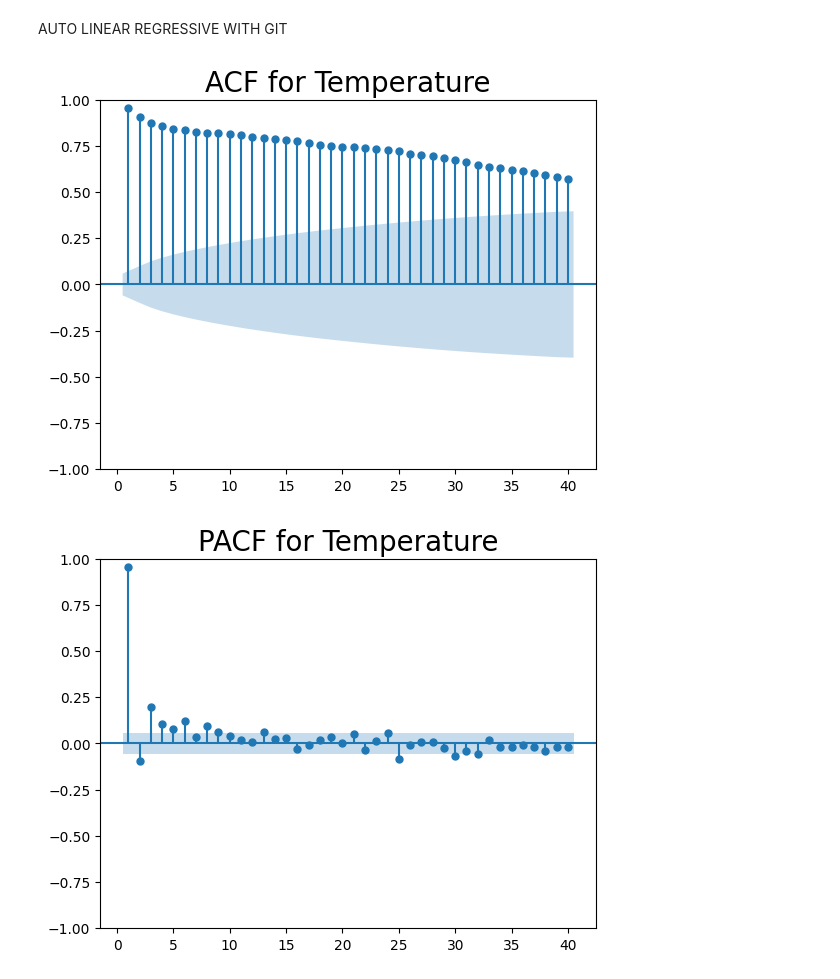
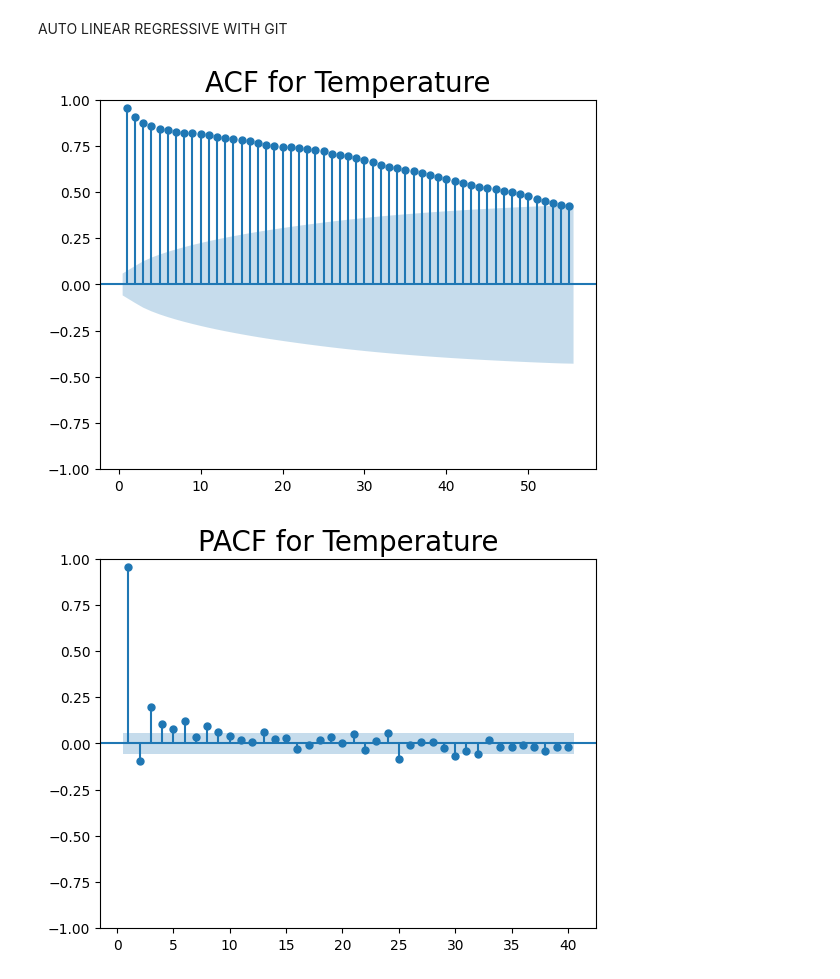
Before and after one commit to mikitomi21/Weather_Prediction, a Jupyter notebook: presentation.ipynb, the cells around one changed output. Cells and saved outputs as stored; diff of their text form; code cells hidden in the pictures.

```diff
--- a/presentation.ipynb
+++ b/presentation.ipynb
@@ -115,11 +115,11 @@ y_train = train_data["Avg_Temp"].to_numpy()
 x_test = test_data["Avg_Temp_Pre_Day"].to_numpy()
 y_test = test_data["Avg_Temp"].to_numpy()
 # %%
-sgt.plot_acf(data['Avg_Temp'], zero=False, lags="40")
+sgt.plot_acf(data['Avg_Temp'], zero=False, lags="55")
 plt.title("ACF for Temperature", size=20)
 plt.show()
 # %% [output]
-[figure, old version]
+[figure, new version]
 # %%
 sgt.plot_pacf(data['Avg_Temp'], lags=40, alpha=0.05, zero = False, method = ('ols'))
 plt.title("PACF for Temperature", size=20)
```
Also changed, not shown: parts of 5 cells of this notebook, 2 other files.
